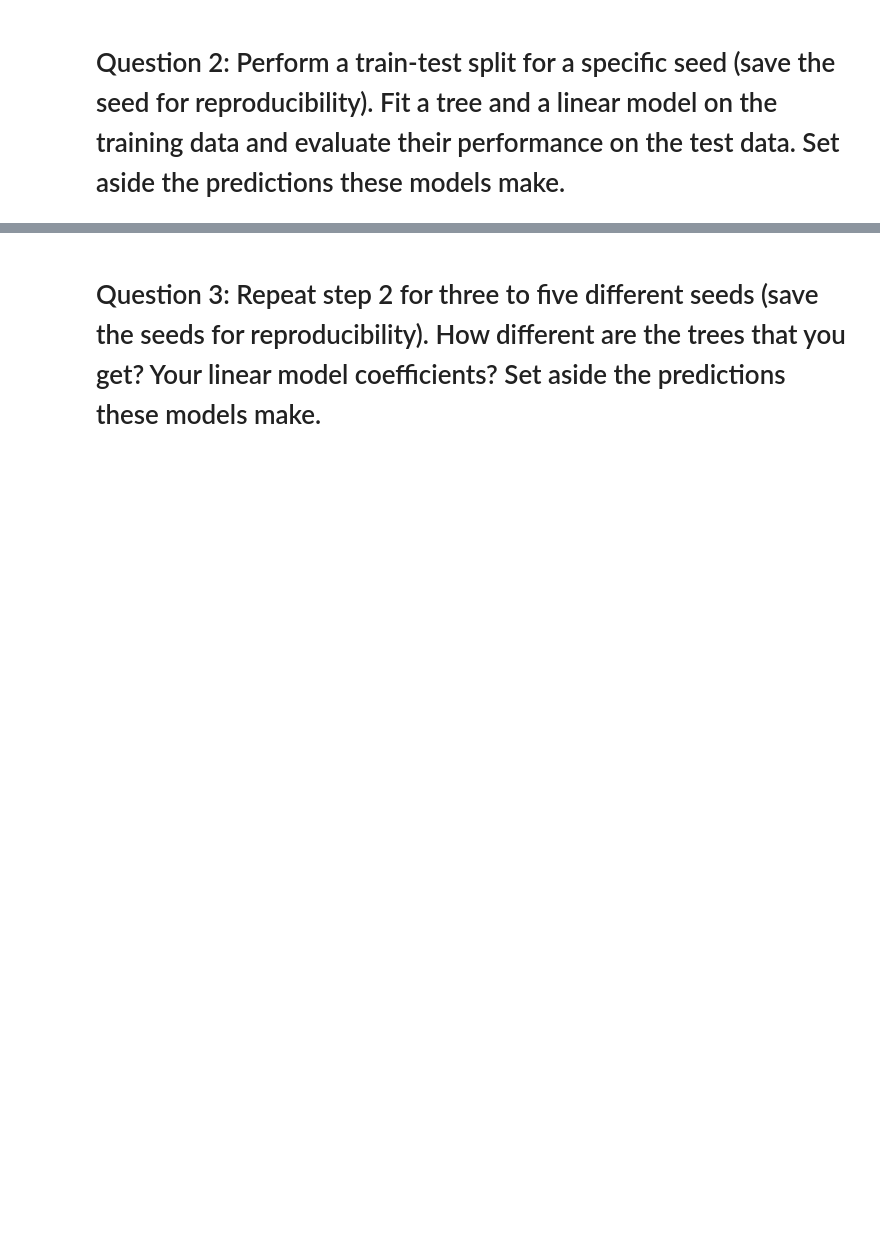
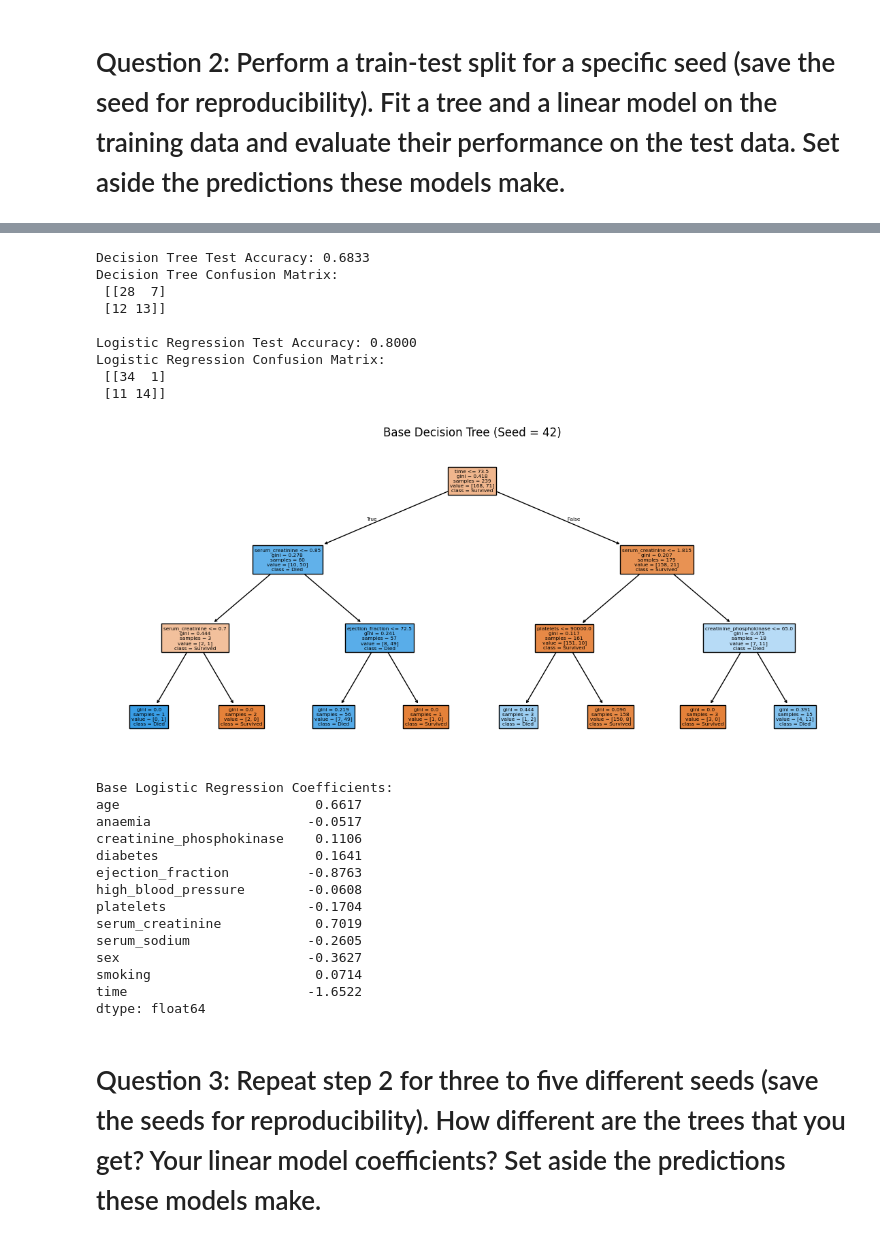
Before and after one commit to aureamc/L03-tree-stability, a Jupyter notebook: L03_notebook.ipynb, the cells around one changed output, grey strips where cells are left out. Drawn from its saved outputs; the diff is of its cells as text; code cells hidden in the pictures; blank space fills up the shorter version.

```diff
--- a/L03_notebook.ipynb
+++ b/L03_notebook.ipynb
@@ -120,2 +87,80 @@ dtype: float64
+# %%
+from sklearn.model_selection import train_test_split
+from sklearn.tree import DecisionTreeClassifier, plot_tree
+from sklearn.linear_model import LogisticRegression
+from sklearn.preprocessing import StandardScaler
+from sklearn.metrics import accuracy_score, confusion_matrix, classification_report
+import matplotlib.pyplot as plt
+import pandas as pd
+
+# Separate features (X) and target (y)
+X = df_clean.drop('DEATH_EVENT', axis=1)
+y = df_clean['DEATH_EVENT']
+
+# 1. Perform a train-test split for a specific seed (save the seed for reproducibility)
+seed_base = 42
+X_train, X_test, y_train, y_test = train_test_split(
+    X, y, test_size=0.2, random_state=seed_base
+)
+
+# Scale features so Logistic Regression converges cleanly
+scaler = StandardScaler()
+X_train_scaled = scaler.fit_transform(X_train)
+X_test_scaled = scaler.transform(X_test)
+
+# 2. Fit a tree and a linear (logistic) model on the training data
+tree_base = DecisionTreeClassifier(max_depth=3, random_state=seed_base)
+tree_base.fit(X_train, y_train)
+
+log_base = LogisticRegression(max_iter=1000)
+log_base.fit(X_train_scaled, y_train)
+
+# 3. Evaluate their performance on the test data
+tree_test_classes = tree_base.predict(X_test)
+log_test_classes = log_base.predict(X_test_scaled)
+
+print(f"Decision Tree Test Accuracy: {accuracy_score(y_test, tree_test_classes):.4f}")
+print("Decision Tree Confusion Matrix:\n", confusion_matrix(y_test, tree_test_classes))
+
+print(f"\nLogistic Regression Test Accuracy: {accuracy_score(y_test, log_test_classes):.4f}")
+print("Logistic Regression Confusion Matrix:\n", confusion_matrix(y_test, log_test_classes))
+
+# 4. Set aside the predictions these models make (probabilities for Q4 scatterplots/regressions)
+pred_tree_base = tree_base.predict_proba(X_test)[:, 1]
+pred_log_base = log_base.predict_proba(X_test_scaled)[:, 1]
+
+# Inspect the base tree and logistic coefficients
+plt.figure(figsize=(14, 6))
+plot_tree(tree_base, feature_names=X.columns, class_names=['Survived', 'Died'], filled=True)
+plt.title(f"Base Decision Tree (Seed = {seed_base})")
+plt.show()
+
+print("\nBase Logistic Regression Coefficients:")
+print(pd.Series(log_base.coef_[0], index=X.columns).round(4))
+# %% [output]
+Decision Tree Test Accuracy: 0.6833
+Decision Tree Confusion Matrix:
+ [[28  7]
+ [12 13]]
+
+Logistic Regression Test Accuracy: 0.8000
+Logistic Regression Confusion Matrix:
+ [[34  1]
+ [11 14]]
+[figure, added]
+Base Logistic Regression Coefficients:
+age                         0.6617
+anaemia                    -0.0517
+creatinine_phosphokinase    0.1106
+diabetes                    0.1641
+ejection_fraction          -0.8763
+high_blood_pressure        -0.0608
+platelets                  -0.1704
+serum_creatinine            0.7019
+serum_sodium               -0.2605
+sex                        -0.3627
+smoking                     0.0714
+time                       -1.6522
+dtype: float64
 # %% [markdown]
 # Question 3: Repeat step 2 for three to five different seeds (save the seeds for reproducibility). How different are the trees that you get? Your linear model coefficients? Set aside the predictions these models make.
```
Also changed, not shown: parts of 6 cells of this notebook.
